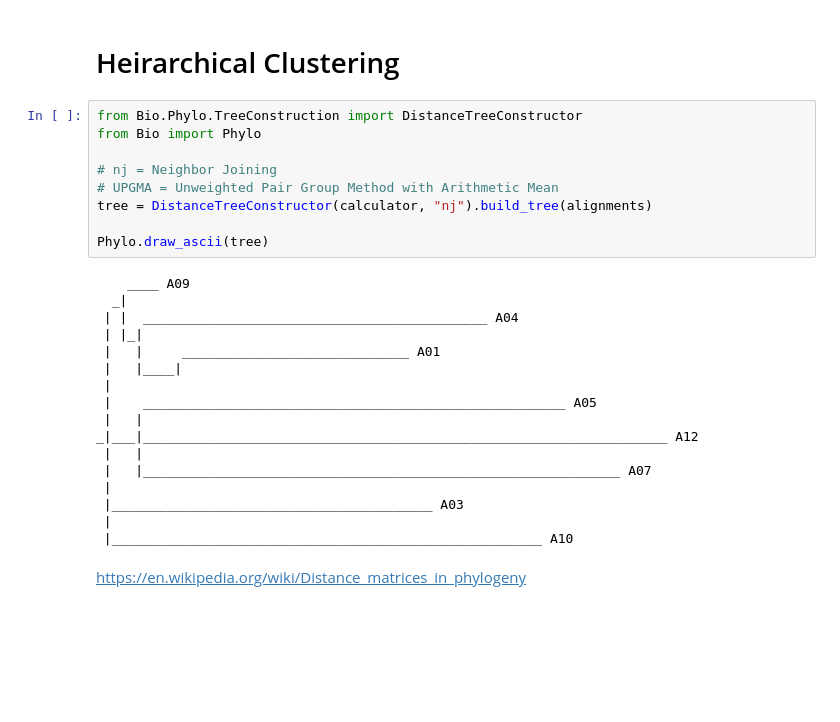
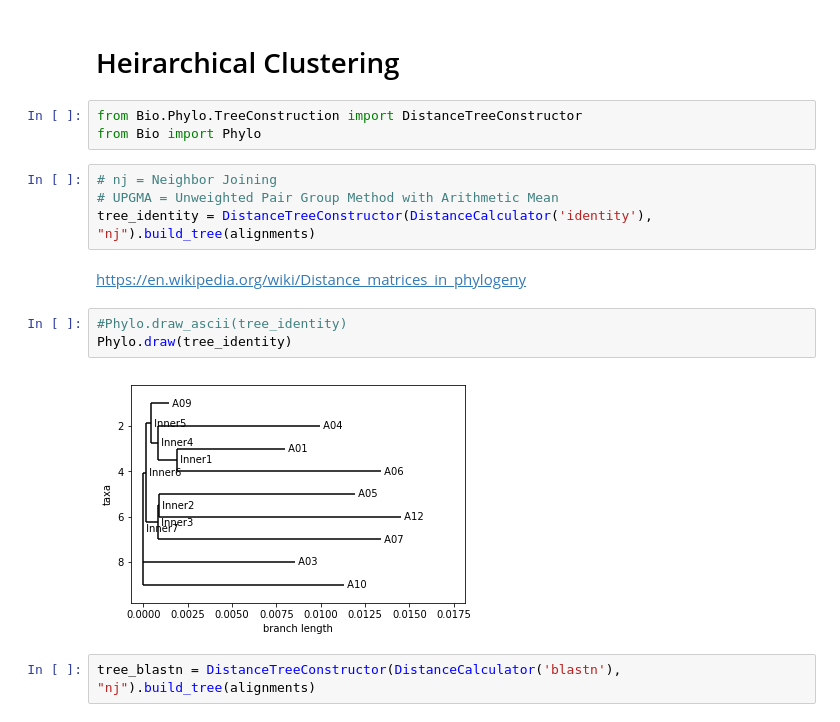
Before and after one commit to deepcelllineage/mitolin, a Jupyter notebook: nb/20190715-BioPython-tutorial.ipynb, the cells around one changed output. Cells and saved outputs as stored; diff of their text form; blank space fills up the shorter version.

```diff
--- a/nb/20190715-BioPython-tutorial.ipynb
+++ b/nb/20190715-BioPython-tutorial.ipynb
@@ -131,30 +131,18 @@ sns.heatmap(distance, xticklabels=distance.names, yticklabels=distance.names);
 # %% [markdown]
 # Heirarchical Clustering
+# %%
+from Bio.Phylo.TreeConstruction import DistanceTreeConstructor
+from Bio import Phylo
 # %%
-from Bio.Phylo.TreeConstruction import DistanceTreeConstructor
-from Bio import Phylo
-
 # nj = Neighbor Joining
 # UPGMA = Unweighted Pair Group Method with Arithmetic Mean
-tree = DistanceTreeConstructor(calculator, "nj").build_tree(alignments)
-
-Phylo.draw_ascii(tree)
+tree_identity = DistanceTreeConstructor(DistanceCalculator('identity'), "nj").build_tree(alignments)
-# %% [output]
-    ____ A09
-  _|
- | |  ____________________________________________ A04
- | |_|
- |   |     _____________________________ A01
- |   |____|
- |
- |    ______________________________________________________ A05
- |   |
-_|___|___________________________________________________________________ A12
- |   |
- |   |_____________________________________________________________ A07
- |
- |_________________________________________ A03
- |
- |_______________________________________________________ A10
 # %% [markdown]
 https://en.wikipedia.org/wiki/Distance_matrices_in_phylogeny
+# %%
+#Phylo.draw_ascii(tree_identity)
+Phylo.draw(tree_identity)
+# %% [output]
+[figure, added]
+# %%
+tree_blastn = DistanceTreeConstructor(DistanceCalculator('blastn'), "nj").build_tree(alignments)
```
Also changed, not shown: parts of 5 cells of this notebook.
